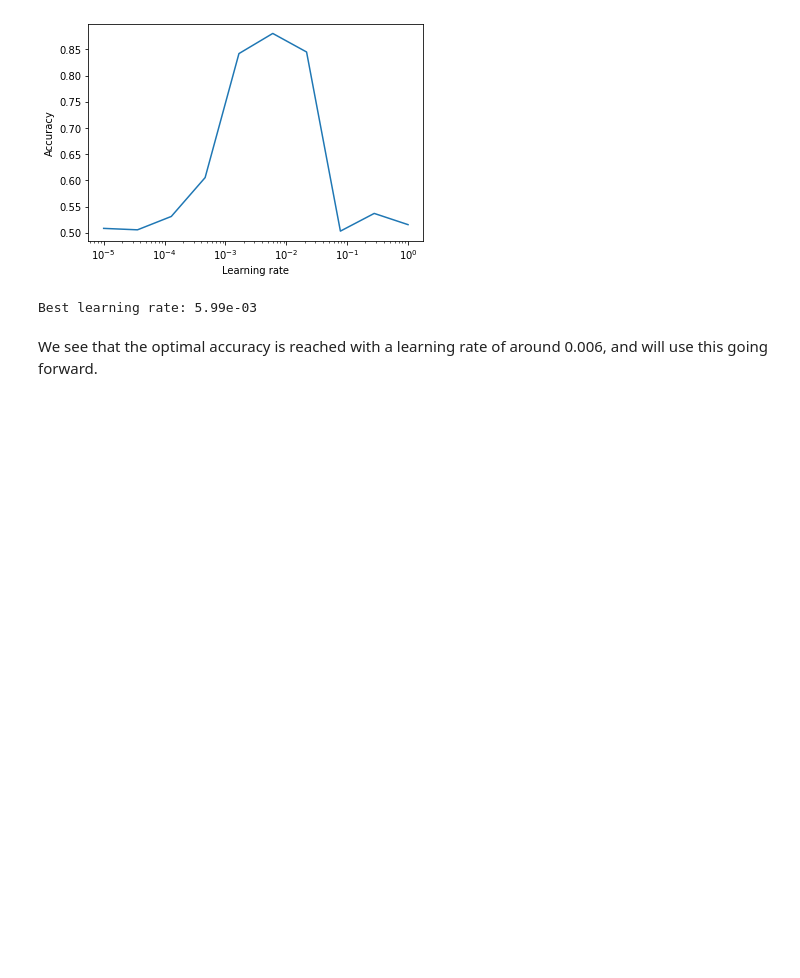
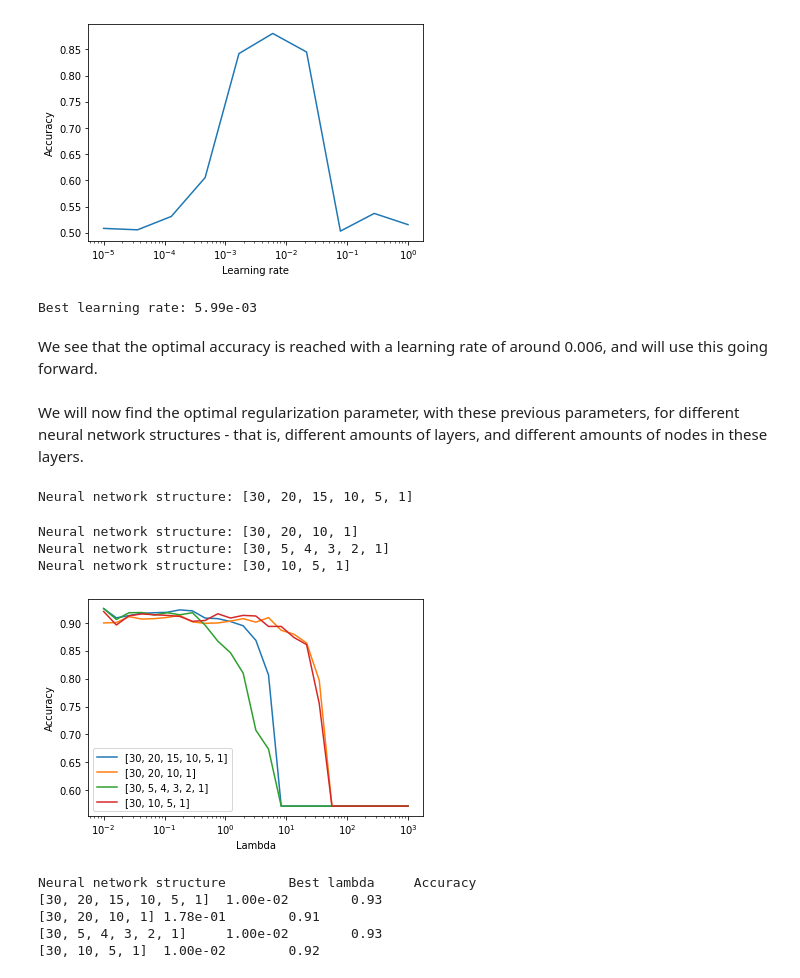
Before and after one commit to carlfre/FYS-STK3155-project-2, a Jupyter notebook: notebooks/classification.ipynb, the cells around one changed output. Cells and saved outputs as stored; diff of their text form; code cells hidden in the pictures; blank space fills up the shorter version.

Commit message:
Fix Adagrad and set up structure for classification

```diff
--- a/notebooks/classification.ipynb
+++ b/notebooks/classification.ipynb
@@ -158,6 +27,12 @@ y = data.target
 X_train, X_test, z_train, z_test = train_test_split(X, y, test_size=0.2)
 X_train, X_val, z_train, z_val = train_test_split(X_train, z_train, test_size=0.2)
 n = X_train.shape[1]
+
+# Use minimax to scale data
+scaler = MinMaxScaler()
+X_train = scaler.fit_transform(X_train)
+X_val = scaler.transform(X_val)
+X_test = scaler.transform(X_test)
 # %%
 def optimal_reg_neural_network(X_train,
                                z_train,
@@ -323,3 +198,60 @@ print(f"Best learning rate: {best_lr:.2e}")
 Best learning rate: 5.99e-03
 # %% [markdown]
 We see that the optimal accuracy is reached with a learning rate of around 0.006, and will use this going forward.
+# %% [markdown]
+We will now find the optimal regularization parameter, with these previous parameters, for different neural network structures - that is, different amounts of layers, and different amounts of nodes in these layers.
+# %%
+nn_structures = [
+    [n, 20, 15, 10, 5, 1],
+    [n, 20, 10, 1],
+    [n, 5, 4, 3, 2, 1],
+    [n, 10, 5, 1]
+]
+
+nn_best_lambda = []
+nn_best_acc = []
+nn_accuracy_vals = []
+
+# Perform grid search on regulariszation for rmsprop with leaky relu, learning rate 0.006 and regularization between 0.01 and 1000
+lambdas = np.logspace(-2, 3, 25)
+for nn in nn_structures:
+    print(f"Neural network structure: {nn}")
+    best_lam, best_acc, accuracy_val = optimal_reg_neural_network(X_train, z_train, X_val, z_val, nn, lambdas, optmode="rmsprop", avg_num=30, max_iter=100, eta=0.006, activation="leaky_relu")
+    nn_best_lambda.append(best_lam)
+    nn_best_acc.append(best_acc)
+    nn_accuracy_vals.append(accuracy_val)
+    # Save to file notebooks/NNcancer_gridsearch.txt
+    with open("notebooks/NNcancer_gridsearch.txt", "a") as f:
+        # Add space
+        f.write("\n\n")
+        f.write(f"Neural network structure: {nn}\n")
+        f.write(f"Lamdas: {lambdas}\n")
+        f.write(f"Best lambda: {best_lam}\n")
+        f.write(f"Best accuracy: {best_acc}\n")
+        f.write(f"Accuracy values: {accuracy_val}\n\n")
+# %% [output]
+Neural network structure: [30, 20, 15, 10, 5, 1]
+Neural network structure: [30, 20, 10, 1]
+Neural network structure: [30, 5, 4, 3, 2, 1]
+Neural network structure: [30, 10, 5, 1]
+# %%
+# Plot accuracy vs. regularization parameter for each neural network structure
+for i in range(len(nn_structures)):
+    plt.semilogx(lambdas, nn_accuracy_vals[i], label=nn_structures[i])
+    plt.xlabel("Lambda")
+    plt.ylabel("Accuracy")
+    plt.legend()
+plt.show()
+# %% [output]
+[figure, added]
+# %%
+# Print best regularization parameter for each neural network structure as a table
+print("Neural network structure\tBest lambda\tAccuracy")
+for i in range(len(nn_structures)):
+    print(f"{nn_structures[i]}\t{nn_best_lambda[i]:.2e}\t{nn_best_acc[i]:.2f}")
+# %% [output]
+Neural network structure        Best lambda     Accuracy
+[30, 20, 15, 10, 5, 1]  1.00e-02        0.93
+[30, 20, 10, 1] 1.78e-01        0.91
+[30, 5, 4, 3, 2, 1]     1.00e-02        0.93
+[30, 10, 5, 1]  1.00e-02        0.92
```
Also changed, not shown: parts of 23 cells of this notebook, 4 other files.
